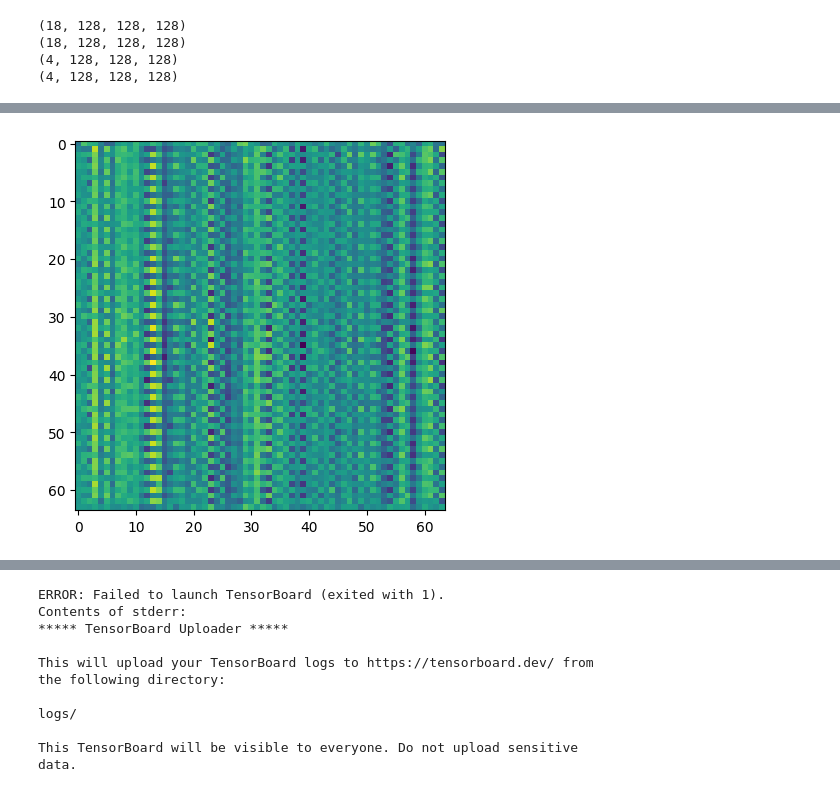
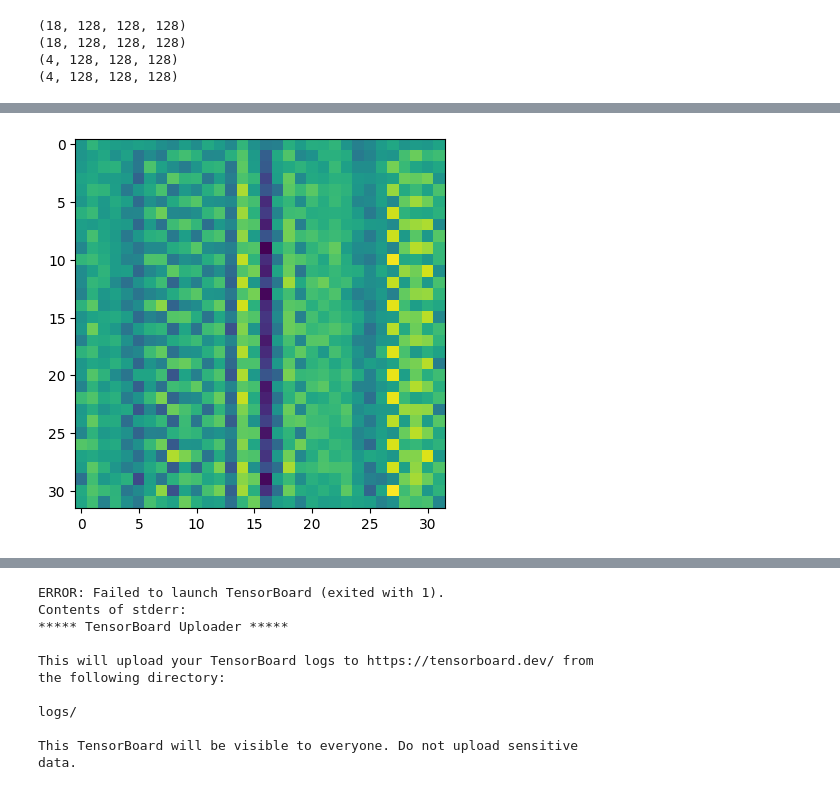
Before and after one commit to shubhamcodez/BrainVoxGen, a Jupyter notebook: VoxGen.ipynb, the cells around one changed output, grey strips where cells are left out. Drawn from its saved outputs; the diff is of its cells as text; code cells hidden in the pictures.

```diff
--- a/VoxGen.ipynb
+++ b/VoxGen.ipynb
@@ -237,3 +237,7 @@ def random_jitter(input_image, real_image):
         input_image = tf.image.flip_left_right(input_image)
         real_image = tf.image.flip_left_right(real_image)
     return input_image, real_image
+# %%
+x,y = normalize(train_mri_arrays[0], train_ultrasound_arrays[0])
+print(train_mri_arrays[0].min(), train_ultrasound_arrays[0].min(), x.min(), y.min())
+print(train_mri_arrays[0].max(), train_ultrasound_arrays[0].max(), x.max(), y.max())
@@ -252,8 +259,8 @@ def load_image_test(input_image, real_image):
     input_image, real_image = normalize(input_image, real_image)
     return input_image, real_image
 # %%
-train_ultrasound_arrays = [item for item in train_ultrasound_arrays for i in range(8)]
-train_mri_arrays = [item for item in train_mri_arrays for i in range(8)]
+train_ultrasound_arrays = [item for item in train_ultrasound_arrays for i in range(15)]
+train_mri_arrays = [item for item in train_mri_arrays for i in range(15)]
 
 test_ultrasound_arrays = [item for item in test_ultrasound_arrays for i in range(5)]
 test_mri_arrays = [item for item in test_mri_arrays for i in range(5)]
@@ -264,7 +271,7 @@ print(len(train_ultrasound_arrays), len(train_mri_arrays))
 train_dataset = tf.data.Dataset.from_tensor_slices((train_ultrasound_arrays, train_mri_arrays))
 test_dataset = tf.data.Dataset.from_tensor_slices((test_ultrasound_arrays, test_mri_arrays))
 # %%
-BUFFER_SIZE = 60
+BUFFER_SIZE = 64
 BATCH_SIZE = 4
 train_dataset = train_dataset.map(load_image_train,num_parallel_calls=tf.data.AUTOTUNE)
 train_dataset = train_dataset.shuffle(BUFFER_SIZE)
@@ -317,19 +324,20 @@ print (up_result.shape)
 # %%
 def Generator():
-    inputs = tf.keras.layers.Input(shape=[64, 64, 64])
+    inputs = tf.keras.layers.Input(shape=[32, 32, 32])
 
     down_stack = [
-    downsample(64, 4, apply_batchnorm=False),  # (batch_size, 128, 128, 64)
-    downsample(128, 4),  # (batch_size, 64, 64, 128)
+    downsample(16, 4, apply_batchnorm=False),
+    downsample(64, 4),  # (batch_size, 128, 128, 64)
+    #downsample(128, 4),  # (batch_size, 64, 64, 128)
     downsample(256, 4),  # (batch_size, 32, 32, 256)
     downsample(512, 4),  # (batch_size, 16, 16, 512)
-    downsample(512, 4),  # (batch_size, 8, 8, 512)
-    downsample(512, 4),  # (batch_size, 4, 4, 512)
+    #downsample(512, 4),  # (batch_size, 8, 8, 512)
+    #downsample(512, 4),  # (batch_size, 4, 4, 512)
     #downsample(512, 4),  # (batch_size, 2, 2, 512)
   ]
 
     up_stack = [
-    upsample(512, 4, apply_dropout=True),  # (batch_size, 2, 2, 1024)
+    #upsample(512, 4, apply_dropout=True),  # (batch_size, 2, 2, 1024)
     upsample(512, 4, apply_dropout=True),  # (batch_size, 4, 4, 1024)
     upsample(512, 4, apply_dropout=True),  # (batch_size, 8, 8, 1024)
     upsample(512, 4),  # (batch_size, 16, 16, 1024)
@@ -371,16 +379,16 @@ tf.keras.utils.plot_model(generator, show_shapes=True, dpi=64)
 # %%
 x = []
 y = []
 for US, MRI in train_dataset.take(1):
     x = US[0]
     y = MRI[0]
 
 gen_output = generator(x[tf.newaxis, ...], training=False)
-plt.imshow(y[50])
-plt.imshow(gen_output[0, ...][50])
+plt.imshow(y[20])
+plt.imshow(gen_output[0, ...][20])
 plt.show()
 # %% [output]
-[figure, old version]
+[figure, new version]
 # %%
 LAMBDA = 100
 loss_object = tf.keras.losses.BinaryCrossentropy(from_logits=True)
```
Also changed, not shown: parts of 17 cells of this notebook, 36 other files.
